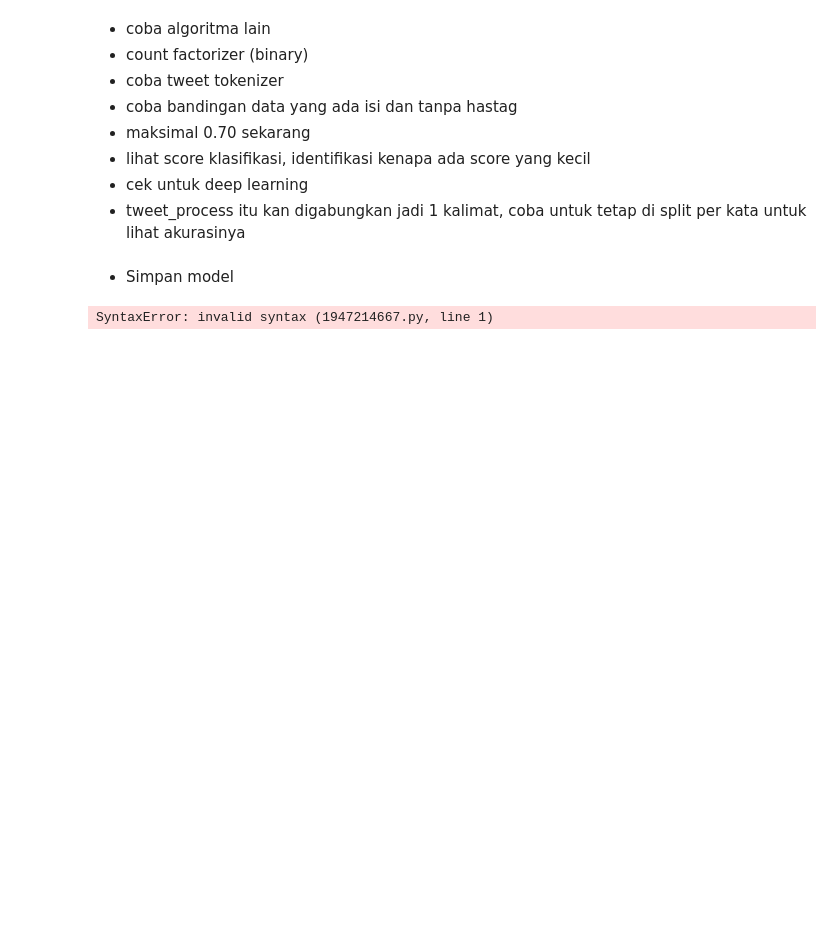
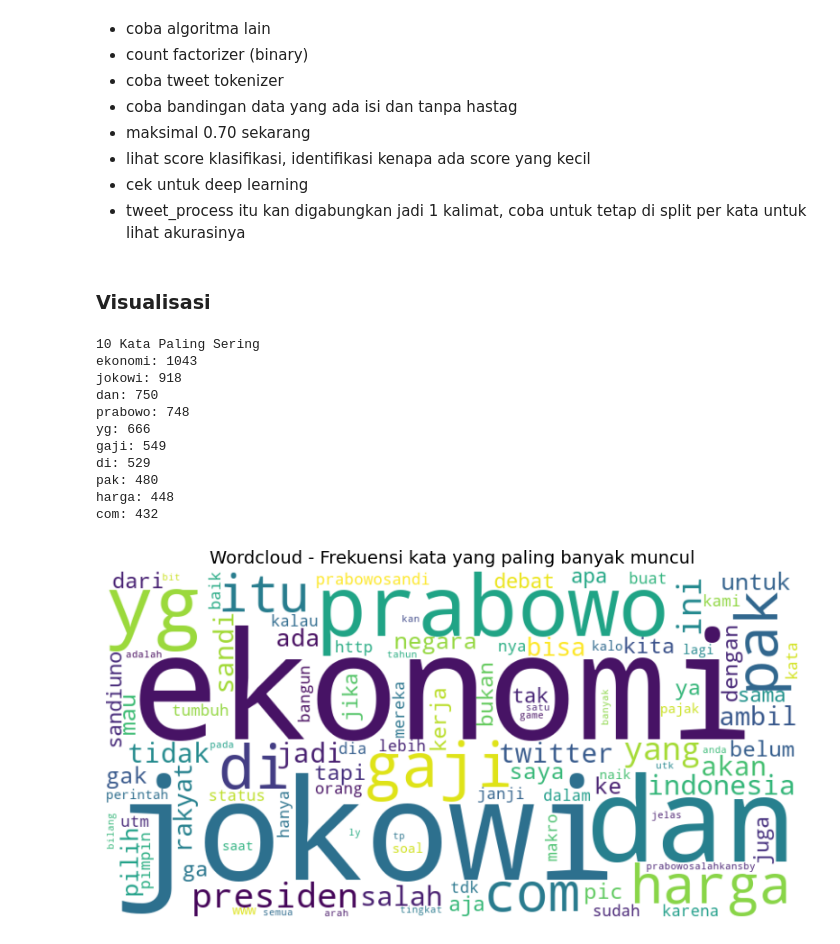
Before and after one commit to SuwandiRamadhan/Bootcamp-AI, a Jupyter notebook: Project 1/rev/project1_Model-Training-&-Evaluation.ipynb, the cells around one changed output. Cells and saved outputs as stored; diff of their text form; code cells hidden in the pictures; blank space fills up the shorter version.

Commit message:
penambahan visualisasi untuk hasil training di folder rev

```diff
--- a/Project 1/rev/project1_Model-Training-&-Evaluation.ipynb
+++ b/Project 1/rev/project1_Model-Training-&-Evaluation.ipynb
@@ -93,8 +106,42 @@ Akurasi terbaik: 0.6294726863372437
 - cek untuk deep learning
 - tweet_process itu kan digabungkan jadi 1 kalimat, coba untuk tetap di split per kata untuk lihat akurasinya
 # %% [markdown]
-- Simpan model
+### Visualisasi
-# %%
----
-# %% [output]
-SyntaxError: invalid syntax (1947214667.py, line 1)
+# %%
+# Gabungkan semua teks di kolom tweet_process
+all_text = ' '.join(df['tweet_process'].dropna())
+
+# Hitung frekuensi kata
+words = all_text.split()
+word_freq = Counter(words)
+
+# 10 kata paling sering
+print("10 Kata Paling Sering")
+for word, freq in word_freq.most_common(10):
+    print(f"{word}: {freq}")
+
+wordcloud = WordCloud(width=800, height=400,
+                      background_color='white',
+                      max_words=100,
+                      colormap='viridis',
+                      min_font_size=10).generate_from_frequencies(word_freq)
+
+# wordcloud
+plt.figure(figsize=(10, 5))
+plt.imshow(wordcloud, interpolation='bilinear')
+plt.title('Wordcloud - Frekuensi kata yang paling banyak muncul', fontsize=14)
+plt.axis('off')
+plt.show()
+# %% [output]
+10 Kata Paling Sering
+ekonomi: 1043
+jokowi: 918
+dan: 750
+prabowo: 748
+yg: 666
+gaji: 549
+di: 529
+pak: 480
+harga: 448
+com: 432
+[figure, added]
```
Also changed, not shown: parts of 11 cells of this notebook, 2 other files.
